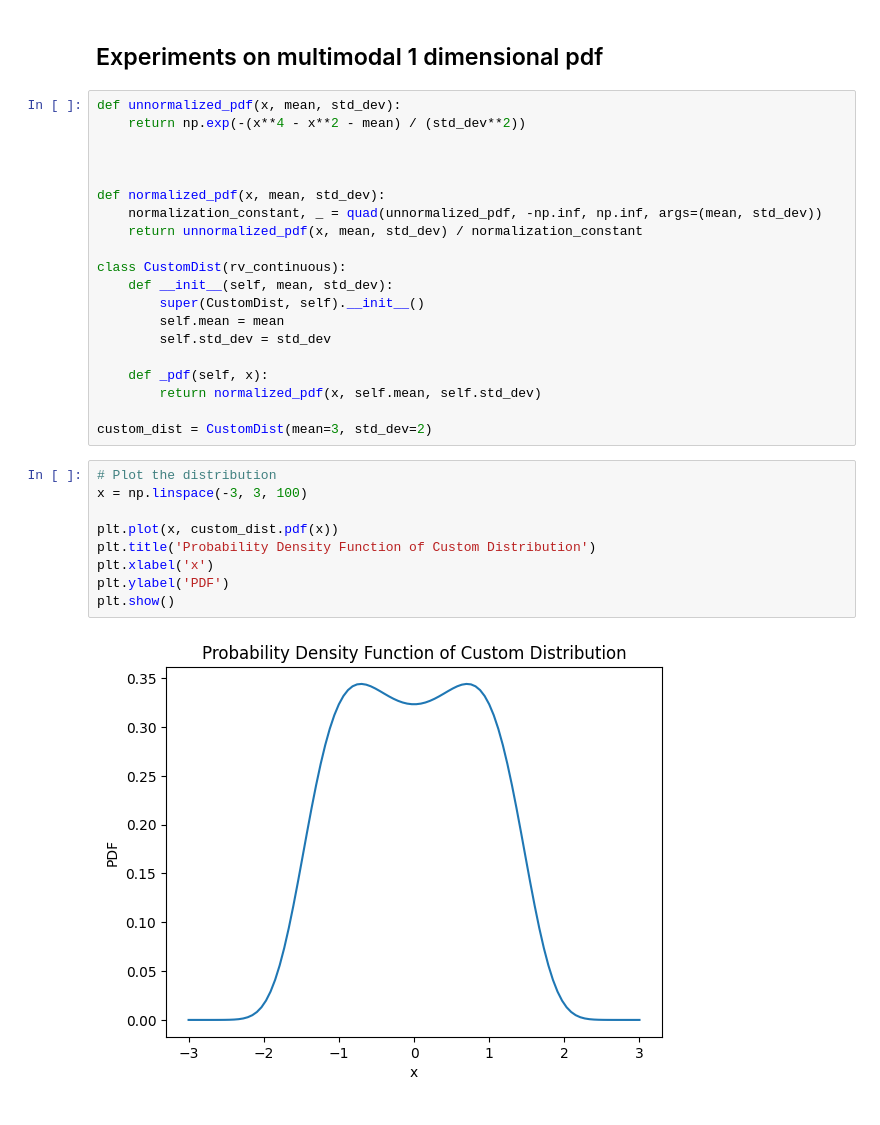
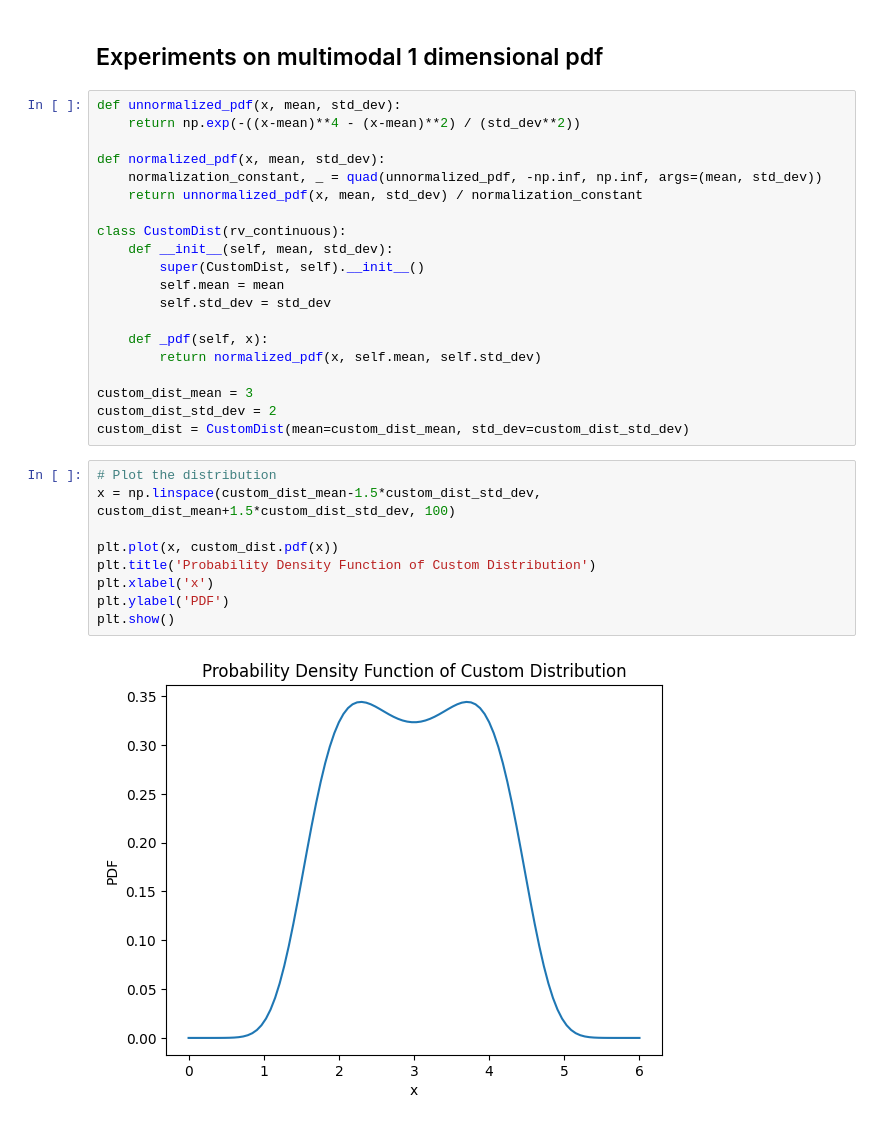
Before and after one commit to Shubham-Mate/Exploratory-Project, a Jupyter notebook: SGNHT Experiments.ipynb, the cells around one changed output. Cells and saved outputs as stored; diff of their text form.

```diff
--- a/SGNHT Experiments.ipynb
+++ b/SGNHT Experiments.ipynb
@@ -442,9 +443,7 @@ plt.show()
 ## Experiments on multimodal 1 dimensional pdf
 # %%
 def unnormalized_pdf(x, mean, std_dev):
-    return np.exp(-(x**4 - x**2 - mean) / (std_dev**2))
-
-
+    return np.exp(-((x-mean)**4 - (x-mean)**2) / (std_dev**2))
 
 def normalized_pdf(x, mean, std_dev):
     normalization_constant, _ = quad(unnormalized_pdf, -np.inf, np.inf, args=(mean, std_dev))
@@ -459,15 +458,17 @@ class CustomDist(rv_continuous):
     def _pdf(self, x):
         return normalized_pdf(x, self.mean, self.std_dev)
 
-custom_dist = CustomDist(mean=3, std_dev=2)
+custom_dist_mean = 3
+custom_dist_std_dev = 2
+custom_dist = CustomDist(mean=custom_dist_mean, std_dev=custom_dist_std_dev)
 # %%
 # Plot the distribution
-x = np.linspace(-3, 3, 100)
+x = np.linspace(custom_dist_mean-1.5*custom_dist_std_dev, custom_dist_mean+1.5*custom_dist_std_dev, 100)
 
 plt.plot(x, custom_dist.pdf(x))
 plt.title('Probability Density Function of Custom Distribution')
 plt.xlabel('x')
 plt.ylabel('PDF')
 plt.show()
 # %% [output]
-[figure, old version]
+[figure, new version]
```
Also changed, not shown: parts of 17 cells of this notebook, 1 other file.
